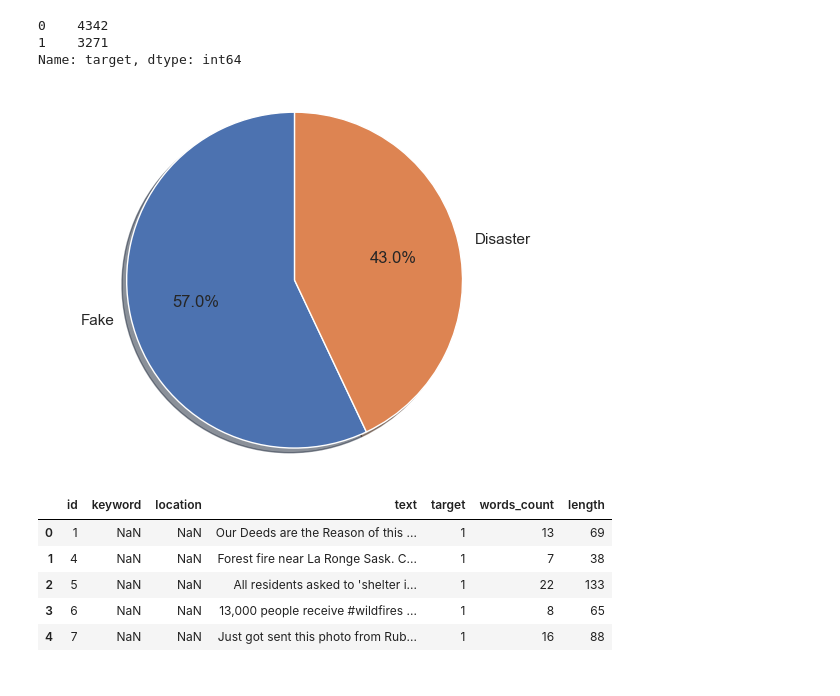
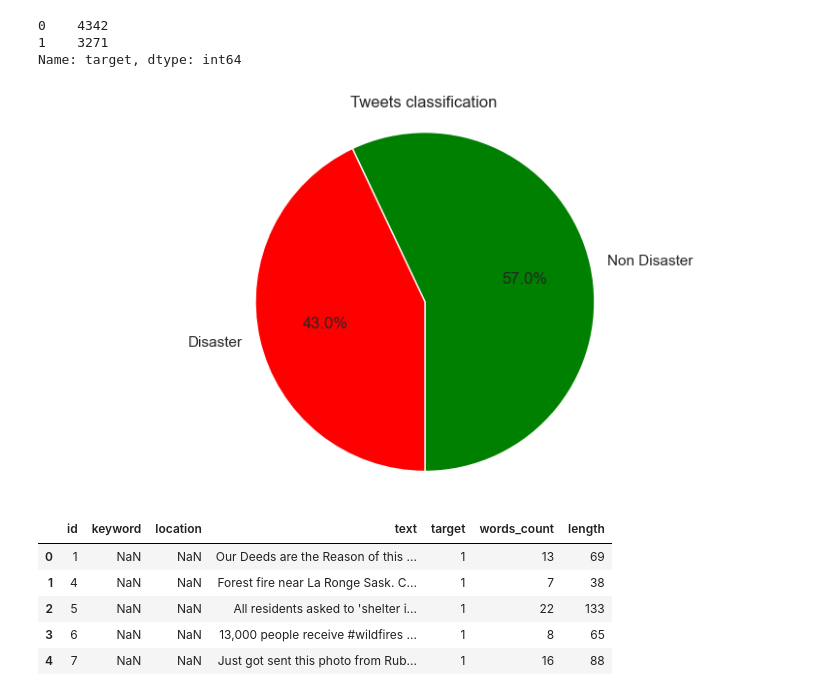
Before and after one commit to jorgesmu/nlp_disaster_tweets_prediction, a Jupyter notebook: notebook.ipynb, the cells around one changed output. Saved outputs shown, nothing was run; the diff lists cells and outputs as text; code cells hidden in the pictures.

```diff
--- a/notebook.ipynb
+++ b/notebook.ipynb
@@ -8,7 +8,8 @@ import seaborn as sns
 %matplotlib inline
 
 plt.style.use('default') # haciendo los graficos un poco mas bonitos en matplotlib
-#plt.rcParams['figure.figsize'] = (20, 10)
+# plt.rcParams['figure.figsize'] = (20, 10)
+plt.rcParams['figure.figsize'] = (10, 5)
 
 sns.set(style="whitegrid") # seteando tipo de grid en seaborn
 
@@ -68,15 +69,15 @@ train_df['target'].value_counts()
 Name: target, dtype: int64
 # %%
 # Pie chart, where the slices will be ordered and plotted counter-clockwise:
-labels = 'Fake', 'Disaster'
+labels = 'Non Disaster', 'Disaster'
 
 fig1, ax1 = plt.subplots()
-ax1.pie(train_df['target'].value_counts(), labels=labels, autopct='%1.1f%%', shadow=True, startangle=90)
+ax1.pie(train_df['target'].value_counts(), labels=labels, autopct='%1.1f%%', shadow=False, startangle=270, colors=['green','red'])
 ax1.axis('equal')  # Equal aspect ratio ensures that pie is drawn as a circle.
-
+plt.title('Tweets classification')
 plt.show()
 # %% [output]
-[figure, old version]
+[figure, new version]
 # %%
 # Lets count the number of words and length
 train_df['words_count'] = train_df['text'].apply(lambda x: len(x.lower().split()))
```
Also changed, not shown: parts of 77 cells of this notebook.
